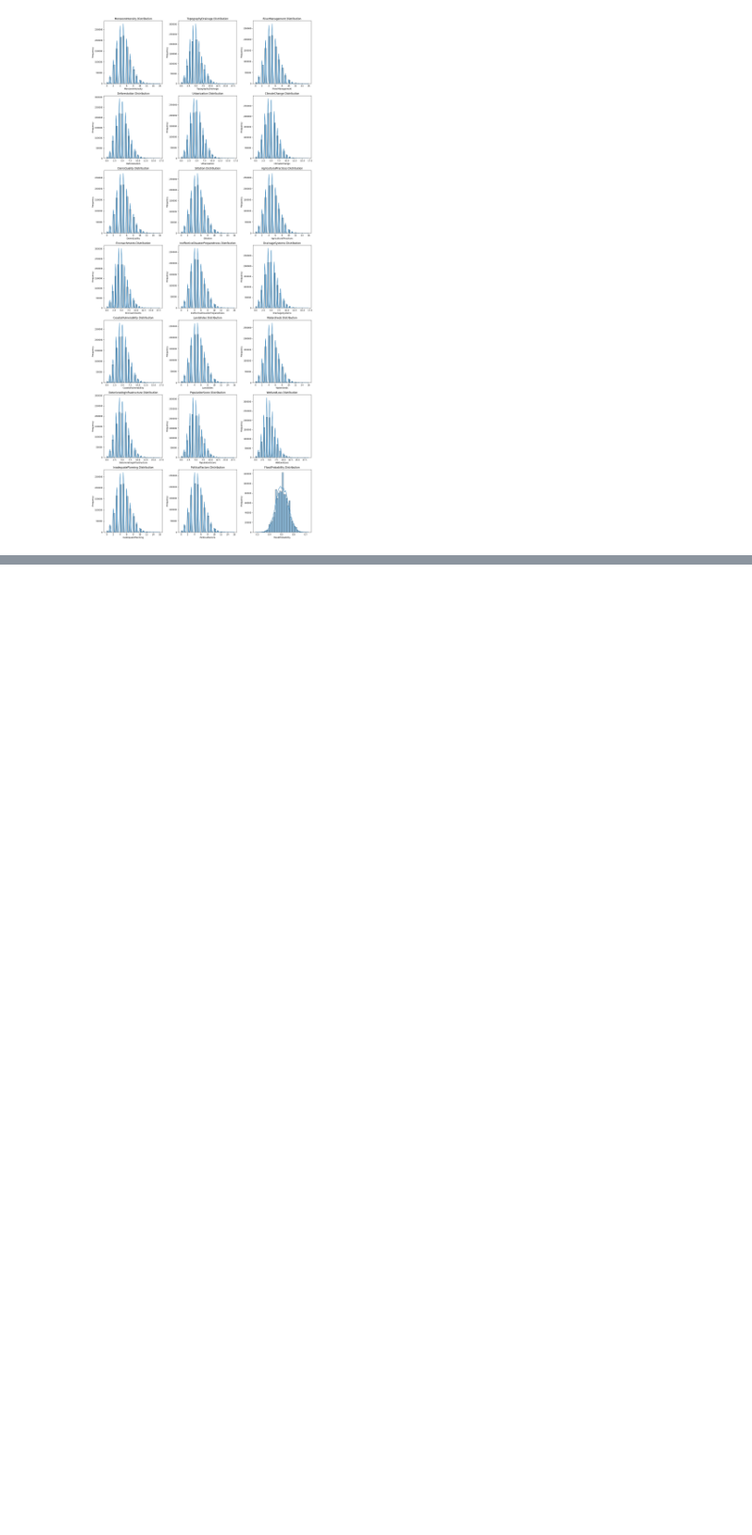
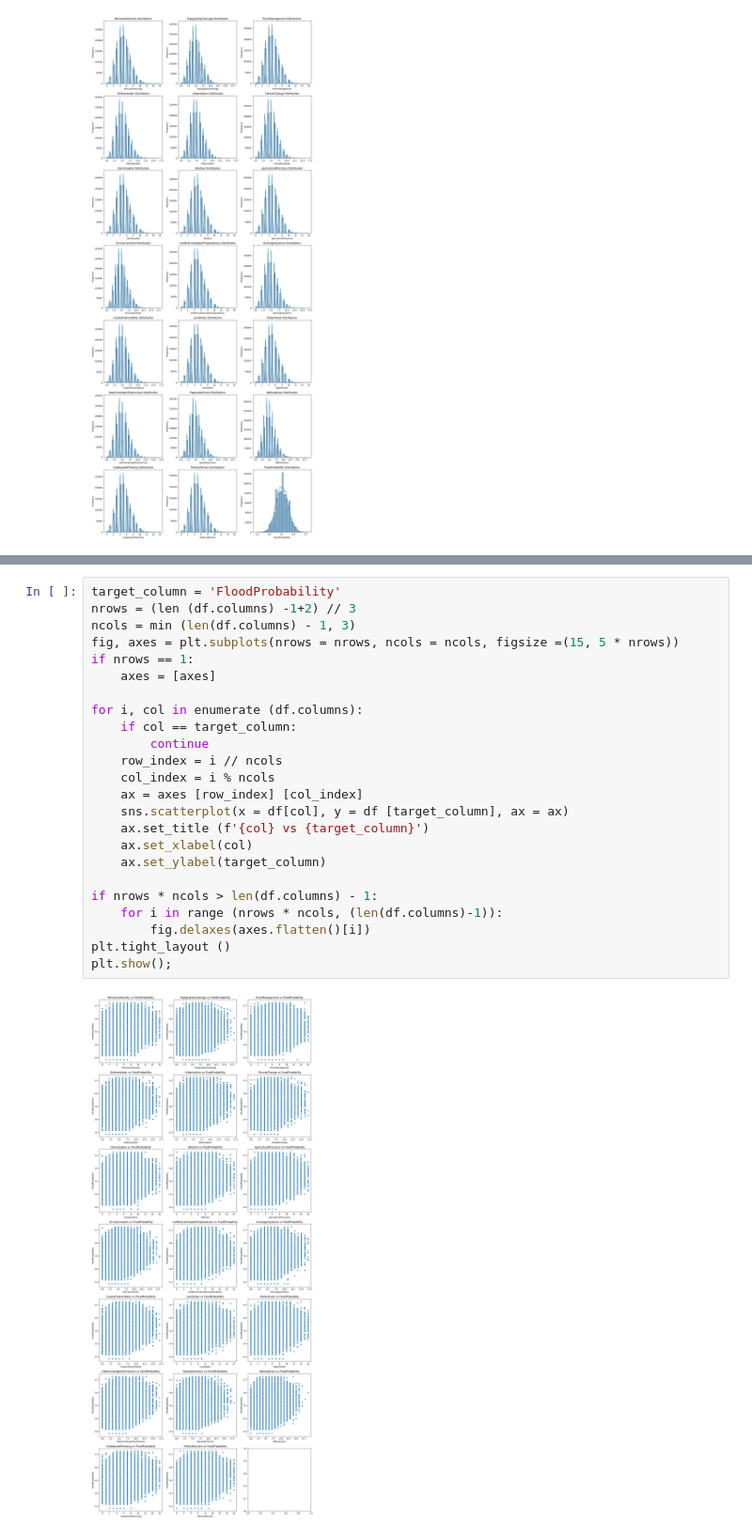
Before and after one commit to malaz-hm/flood-prediction, a Jupyter notebook: bin/jupter/Flood Prediction.ipynb, the cells around one changed output, grey strips where cells are left out. Shown at 94% size. Drawn from its saved outputs; the diff is of its cells as text; blank space fills up the shorter version.

Commit message:
visualize data

```diff
--- a/bin/jupter/Flood Prediction.ipynb
+++ b/bin/jupter/Flood Prediction.ipynb
@@ -105,0 +121,26 @@ SyntaxError: invalid syntax (2830201818.py, line 1)
+# %%
+target_column = 'FloodProbability'
+nrows = (len (df.columns) -1+2) // 3
+ncols = min (len(df.columns) - 1, 3)
+fig, axes = plt.subplots(nrows = nrows, ncols = ncols, figsize =(15, 5 * nrows))
+if nrows == 1:
+    axes = [axes]
+
+for i, col in enumerate (df.columns):
+    if col == target_column:
+        continue
+    row_index = i // ncols
+    col_index = i % ncols
+    ax = axes [row_index] [col_index]
+    sns.scatterplot(x = df[col], y = df [target_column], ax = ax)
+    ax.set_title (f'{col} vs {target_column}')
+    ax.set_xlabel(col)
+    ax.set_ylabel(target_column)
+
+if nrows * ncols > len(df.columns) - 1:
+    for i in range (nrows * ncols, (len(df.columns)-1)):
+        fig.delaxes(axes.flatten()[i])
+plt.tight_layout ()
+plt.show();
+# %% [output]
+[figure, added]
```
Also changed, not shown: parts of 4 cells of this notebook, 2 other files.
